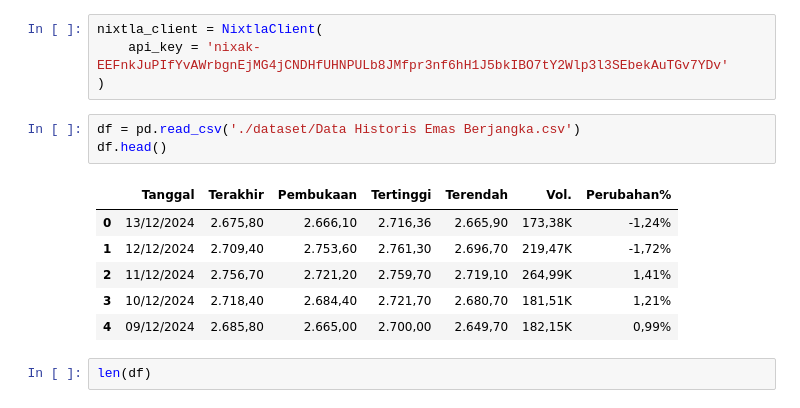
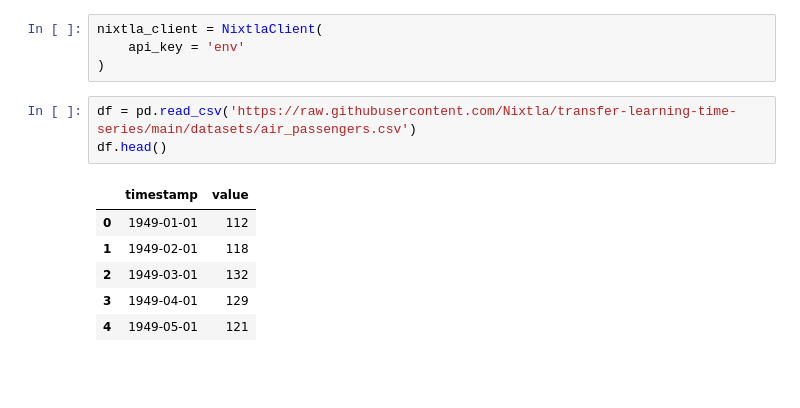
Before and after one commit to agusabdulrahman/Data-Science-Project, a Jupyter notebook: Generative_AI/forecasting_nixtala.ipynb, the cells around one changed output. Drawn from its saved outputs; the diff is of its cells as text; blank space fills up the shorter version.

```diff
--- a/Generative_AI/forecasting_nixtala.ipynb
+++ b/Generative_AI/forecasting_nixtala.ipynb
@@ -6,16 +5,14 @@ ModuleNotFoundError: No module named 'nixtla'
 # %%
 nixtla_client = NixtlaClient(
-    api_key = 'nixak-EEFnkJuPIfYvAWrbgnEjMG4jCNDHfUHNPULb8JMfpr3nf6hH1J5bkIBO7tY2Wlp3l3SEbekAuTGv7YDv'
+    api_key = 'env'
 )
-# %%
-df = pd.read_csv('./dataset/Data Historis Emas Berjangka.csv')
-df.head()
-# %% [output]
-|  | Tanggal | Terakhir | Pembukaan | Tertinggi | Terendah | Vol. | Perubahan% |
-| 0 | 13/12/2024 | 2.675,80 | 2.666,10 | 2.716,36 | 2.665,90 | 173,38K | -1,24% |
-| 1 | 12/12/2024 | 2.709,40 | 2.753,60 | 2.761,30 | 2.696,70 | 219,47K | -1,72% |
-| 2 | 11/12/2024 | 2.756,70 | 2.721,20 | 2.759,70 | 2.719,10 | 264,99K | 1,41% |
-| 3 | 10/12/2024 | 2.718,40 | 2.684,40 | 2.721,70 | 2.680,70 | 181,51K | 1,21% |
-| 4 | 09/12/2024 | 2.685,80 | 2.665,00 | 2.700,00 | 2.649,70 | 182,15K | 0,99% |
-# %%
-len(df)
+# %%
+df = pd.read_csv('https://raw.githubusercontent.com/Nixtla/transfer-learning-time-series/main/datasets/air_passengers.csv')
+df.head()
+# %% [output]
+|  | timestamp | value |
+| 0 | 1949-01-01 | 112 |
+| 1 | 1949-02-01 | 118 |
+| 2 | 1949-03-01 | 132 |
+| 3 | 1949-04-01 | 129 |
+| 4 | 1949-05-01 | 121 |
```
Also changed, not shown: parts of 5 cells of this notebook.
